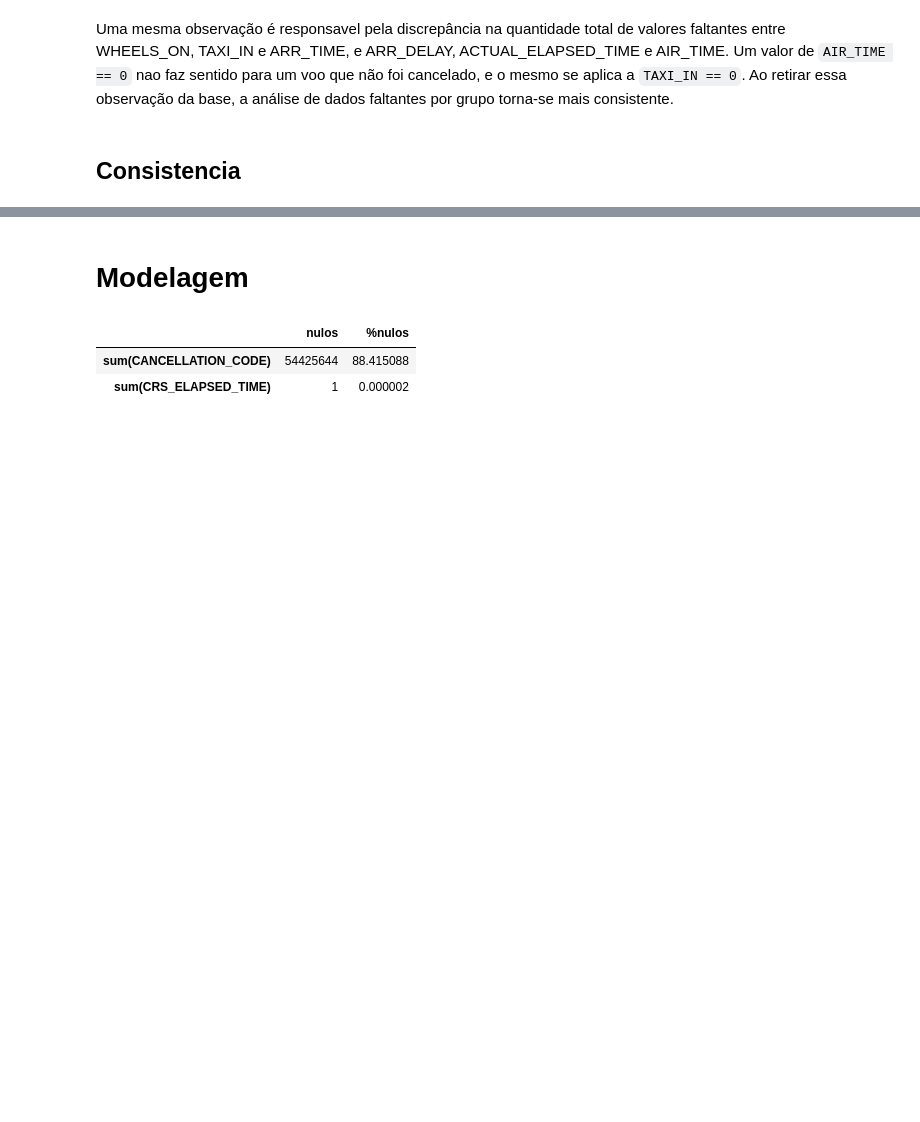
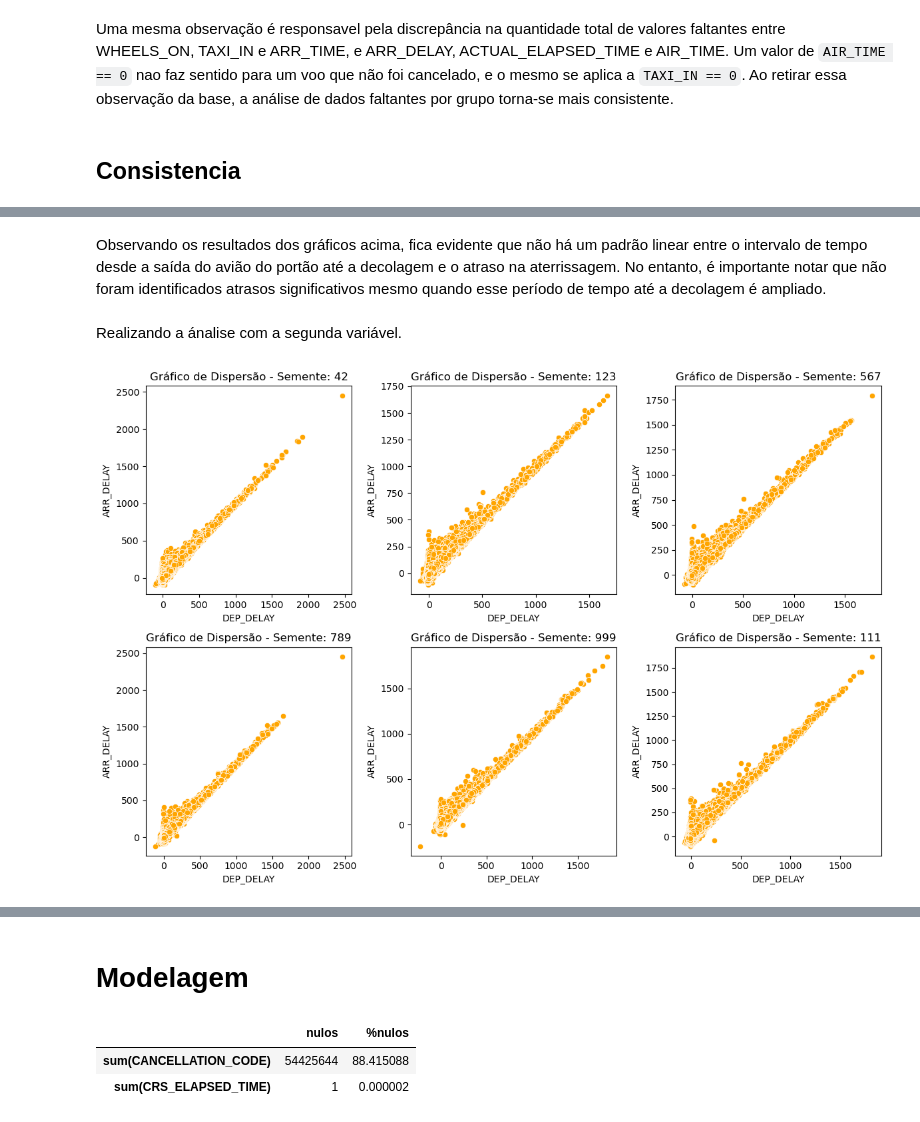
Before and after one commit to caio-a-garcia/BIG-DATA-Projeto-Final, a Jupyter notebook: Limpeza_de_dados.ipynb, the cells around one changed output, grey strips where cells are left out. Cells and saved outputs as stored; diff of their text form; code cells hidden in the pictures; blank space fills up the shorter version.

```diff
--- a/Limpeza_de_dados.ipynb
+++ b/Limpeza_de_dados.ipynb
@@ -388,0 +600,36 @@ assert (df.filter((df.DEP_TIME % 1 != 0) | (df.DEP_DELAY % 1 != 0)).count() == 0
+# %% [markdown]
+Observando os resultados dos gráficos acima, fica evidente que não há um padrão linear entre o intervalo de tempo desde a saída do avião do portão até a decolagem e o atraso na aterrissagem. No entanto, é importante notar que não foram identificados atrasos significativos mesmo quando esse período de tempo até a decolagem é ampliado.
+# %% [markdown]
+Realizando a ánalise com a segunda variável.
+# %%
+# Criando dataframe com as duas váriaveis
+df_dep_delay_delay = df_final.select("DEP_DELAY", "ARR_DELAY")
+
+# Lista de sementes aleatórias
+sementes_aleatorias = [42, 123, 567, 789, 999, 111]
+
+# Configurar subplots
+num_linhas = int(len(sementes_aleatorias) / 3)
+num_colunas = 3  # Você pode ajustar o número de colunas conforme necessário
+fig, axs = plt.subplots(num_linhas, num_colunas, figsize=(12,8))
+
+# Loop através das sementes
+for i, semente in enumerate(sementes_aleatorias):
+    # Criar uma amostra do DataFrame usando a semente
+    df_amostra = df_dep_delay_delay.sample(withReplacement=False, fraction=0.05, seed=semente)
+
+    # Coletar a amostra para o ambiente local (Pandas DataFrame)
+    df_pandas = df_amostra.toPandas()
+
+    # Realizar análise exploratória com Seaborn e Matplotlib
+    # Converter axs[i] em um eixo individual usando [0]
+    sns.scatterplot(x='DEP_DELAY', y='ARR_DELAY', data=df_pandas, ax=axs[i // num_colunas, i % num_colunas], color="orange")
+    axs[i // num_colunas, i % num_colunas].set_xlabel('DEP_DELAY')
+    axs[i // num_colunas, i % num_colunas].set_ylabel('ARR_DELAY')
+    axs[i // num_colunas, i % num_colunas].set_title(f'Gráfico de Dispersão - Semente: {semente}')
+
+# Ajustar layout e exibir os subplots
+plt.tight_layout()
+plt.show()
+# %% [output]
+[figure, added]
```
Also changed, not shown: parts of 68 cells of this notebook, 1 other file.
